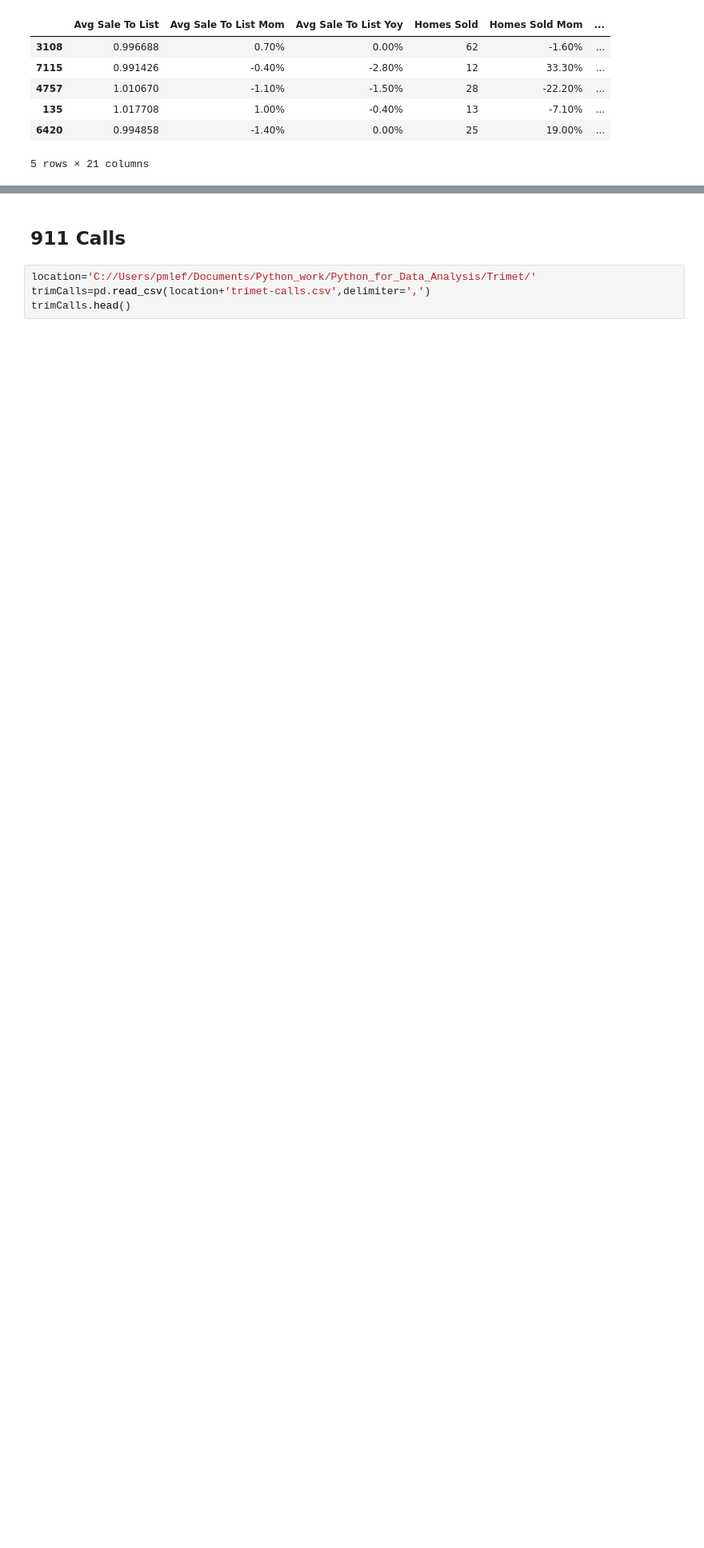
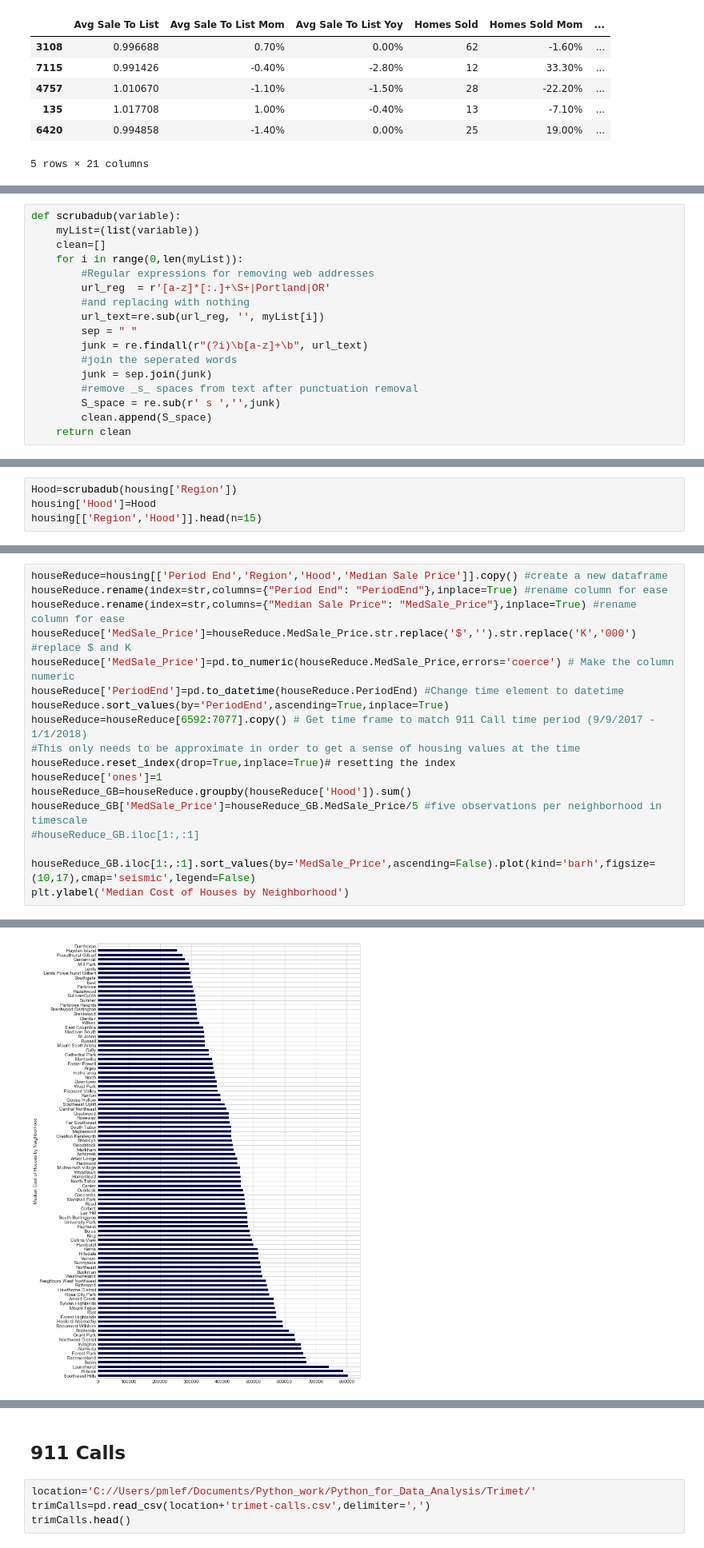
Before and after one commit to pmleffers/Trimet, a Jupyter notebook: Trimet Project.ipynb, the cells around one changed output, grey strips where cells are left out. Shown at 80% size. Cells and saved outputs as stored; diff of their text form; blank space fills up the shorter version.

```diff
--- a/Trimet Project.ipynb
+++ b/Trimet Project.ipynb
@@ -60,0 +118,17 @@ array(["Portland, OR - Sullivan's Gulch",
+# %%
+def scrubadub(variable):
+    myList=(list(variable))
+    clean=[]
+    for i in range(0,len(myList)):
+        #Regular expressions for removing web addresses
+        url_reg  = r'[a-z]*[:.]+\S+|Portland|OR'
+        #and replacing with nothing
+        url_text=re.sub(url_reg, '', myList[i])
+        sep = " "
+        junk = re.findall(r"(?i)\b[a-z]+\b", url_text)
+        #join the seperated words
+        junk = sep.join(junk)
+        #remove _s_ spaces from text after punctuation removal
+        S_space = re.sub(r' s ','',junk)
+        clean.append(S_space)
+    return clean
@@ -60,0 +137,4 @@ array(["Portland, OR - Sullivan's Gulch",
+# %%
+Hood=scrubadub(housing['Region'])
+housing['Hood']=Hood
+housing[['Region','Hood']].head(n=15)
@@ -60,0 +158,19 @@ array(["Portland, OR - Sullivan's Gulch",
+# %%
+houseReduce=housing[['Period End','Region','Hood','Median Sale Price']].copy() #create a new dataframe
+houseReduce.rename(index=str,columns={"Period End": "PeriodEnd"},inplace=True) #rename column for ease
+houseReduce.rename(index=str,columns={"Median Sale Price": "MedSale_Price"},inplace=True) #rename column for ease
+houseReduce['MedSale_Price']=houseReduce.MedSale_Price.str.replace('$','').str.replace('K','000') #replace $ and K
+houseReduce['MedSale_Price']=pd.to_numeric(houseReduce.MedSale_Price,errors='coerce') # Make the column numeric
+houseReduce['PeriodEnd']=pd.to_datetime(houseReduce.PeriodEnd) #Change time element to datetime
+houseReduce.sort_values(by='PeriodEnd',ascending=True,inplace=True)
+houseReduce=houseReduce[6592:7077].copy() # Get time frame to match 911 Call time period (9/9/2017 - 1/1/2018)
+#This only needs to be approximate in order to get a sense of housing values at the time
+houseReduce.reset_index(drop=True,inplace=True)# resetting the index
+houseReduce['ones']=1
+houseReduce_GB=houseReduce.groupby(houseReduce['Hood']).sum()
+houseReduce_GB['MedSale_Price']=houseReduce_GB.MedSale_Price/5 #five observations per neighborhood in timescale
+#houseReduce_GB.iloc[1:,:1]
+
+houseReduce_GB.iloc[1:,:1].sort_values(by='MedSale_Price',ascending=False).plot(kind='barh',figsize=(10,17),cmap='seismic',legend=False)
+plt.ylabel('Median Cost of Houses by Neighborhood')
+# %% [output]
@@ -60,0 +178 @@ array(["Portland, OR - Sullivan's Gulch",
+[figure, added]
```
Also changed, not shown: parts of 91 cells of this notebook.
